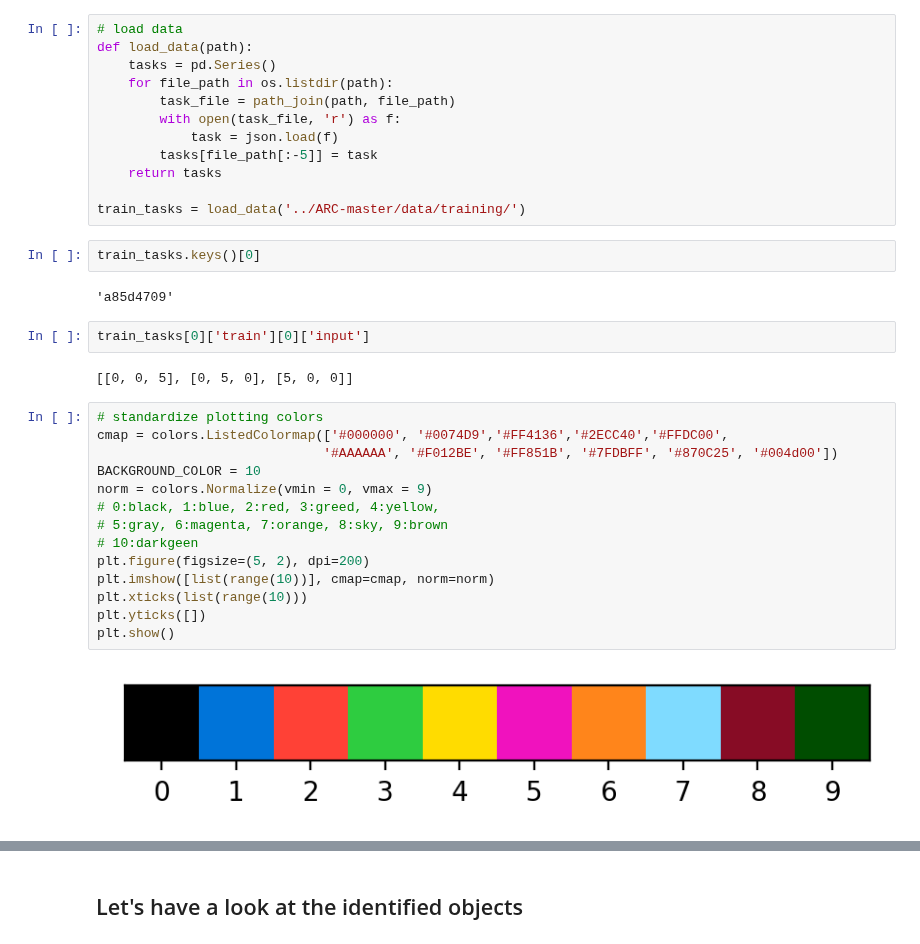
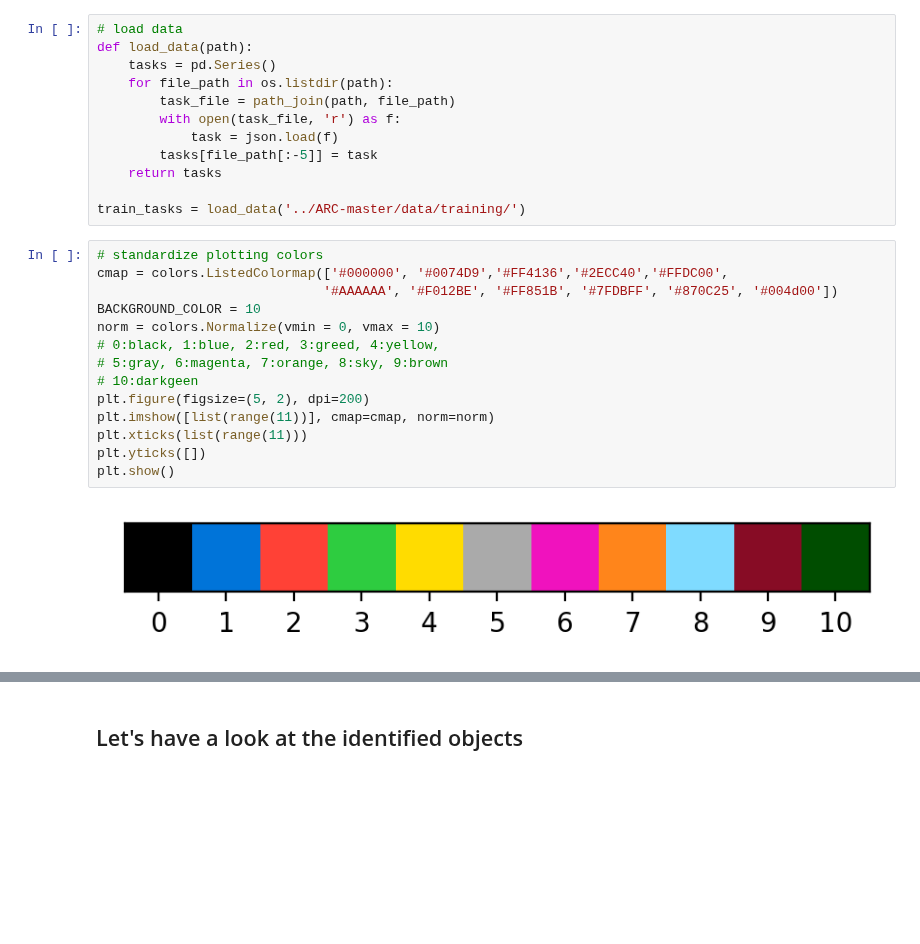
Before and after one commit to prohor33/arc, a Jupyter notebook: exps/object_detection.ipynb, the cells around one changed output, grey strips where cells are left out. Cells and saved outputs as stored; diff of their text form; blank space fills up the shorter version.

```diff
--- a/exps/object_detection.ipynb
+++ b/exps/object_detection.ipynb
@@ -22,28 +22,20 @@ def load_data(path):
     return tasks
 
 train_tasks = load_data('../ARC-master/data/training/')
-# %%
-train_tasks.keys()[0]
-# %% [output]
-'a85d4709'
-# %%
-train_tasks[0]['train'][0]['input']
-# %% [output]
-[[0, 0, 5], [0, 5, 0], [5, 0, 0]]
 # %%
 # standardize plotting colors
 cmap = colors.ListedColormap(['#000000', '#0074D9','#FF4136','#2ECC40','#FFDC00',
                              '#AAAAAA', '#F012BE', '#FF851B', '#7FDBFF', '#870C25', '#004d00'])
 BACKGROUND_COLOR = 10
-norm = colors.Normalize(vmin = 0, vmax = 9)
+norm = colors.Normalize(vmin = 0, vmax = 10)
 # 0:black, 1:blue, 2:red, 3:greed, 4:yellow,
 # 5:gray, 6:magenta, 7:orange, 8:sky, 9:brown
 # 10:darkgeen
 plt.figure(figsize=(5, 2), dpi=200)
-plt.imshow([list(range(10))], cmap=cmap, norm=norm)
-plt.xticks(list(range(10)))
+plt.imshow([list(range(11))], cmap=cmap, norm=norm)
+plt.xticks(list(range(11)))
 plt.yticks([])
 plt.show()
 # %% [output]
-[figure, old version]
+[figure, new version]
 # %%
```
Also changed, not shown: parts of 2 cells of this notebook.
